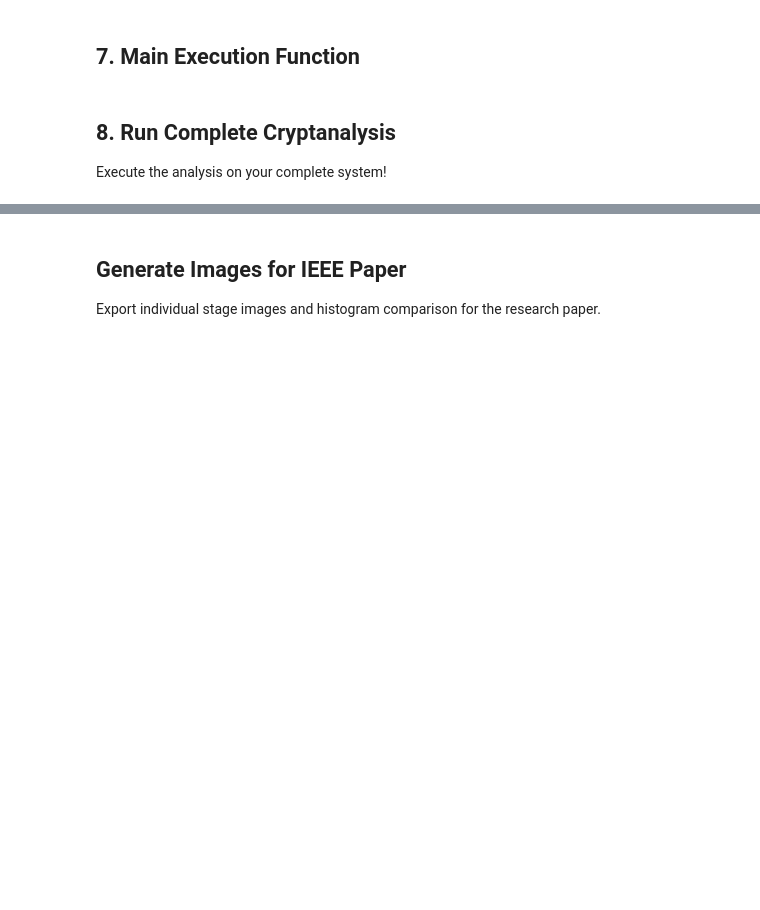
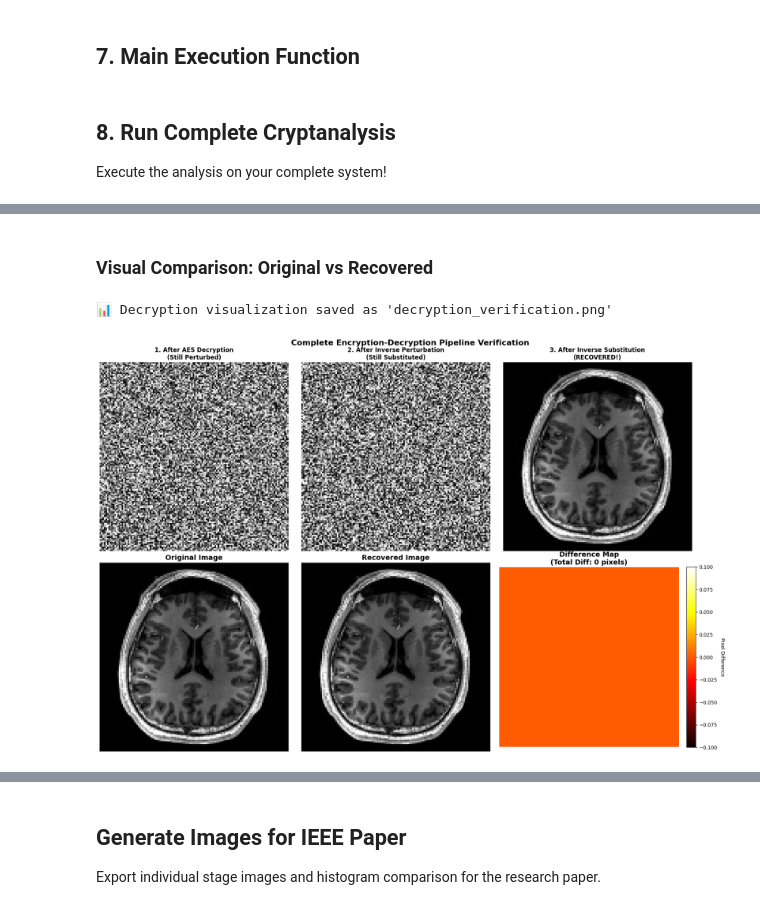
Before and after one commit to singhsrj/Deep-Learning-Based-Image-Encryption-System, a Jupyter notebook: Final_Enctption_decryption_algorithm/complete_cryptanalysis.ipynb, the cells around one changed output, grey strips where cells are left out. Drawn from its saved outputs; the diff is of its cells as text; code cells hidden in the pictures; blank space fills up the shorter version.

Commit message:
FEAT: add Decryption verification

```diff
--- a/Final_Enctption_decryption_algorithm/complete_cryptanalysis.ipynb
+++ b/Final_Enctption_decryption_algorithm/complete_cryptanalysis.ipynb
@@ -951,0 +1146,80 @@ DETAILED ENTROPY ANALYSIS
+# %% [markdown]
+### Visual Comparison: Original vs Recovered
+# %%
+# Visualize decryption results
+if results and 'decryption_result' in results:
+    fig, axes = plt.subplots(2, 3, figsize=(18, 12))
+
+    original = results['encryption_result']['original']
+    recovered = results['decryption_result']['recovered_image']
+
+    # Calculate difference map
+    diff_map = np.abs(original.astype(int) - recovered.astype(int))
+
+    # Row 1: Decryption stages
+    axes[0, 0].imshow(results['decryption_result']['decrypted_perturbed'], cmap='gray')
+    axes[0, 0].set_title('1. After AES Decryption\n(Still Perturbed)', fontweight='bold')
+    axes[0, 0].axis('off')
+
+    axes[0, 1].imshow(results['decryption_result']['inv_perturbed'], cmap='gray')
+    axes[0, 1].set_title('2. After Inverse Perturbation\n(Still Substituted)', fontweight='bold')
+    axes[0, 1].axis('off')
+
+    axes[0, 2].imshow(recovered, cmap='gray')
+    axes[0, 2].set_title('3. After Inverse Substitution\n(RECOVERED!)', fontweight='bold')
+    axes[0, 2].axis('off')
+
+    # Row 2: Comparison
+    axes[1, 0].imshow(original, cmap='gray')
+    axes[1, 0].set_title('Original Image', fontweight='bold', fontsize=14)
+    axes[1, 0].axis('off')
+
+    axes[1, 1].imshow(recovered, cmap='gray')
+    axes[1, 1].set_title('Recovered Image', fontweight='bold', fontsize=14)
+    axes[1, 1].axis('off')
+
+    axes[1, 2].imshow(diff_map, cmap='hot')
+    axes[1, 2].set_title(f'Difference Map\n(Total Diff: {results["decryption_result"]["total_difference"]} pixels)',
+                        fontweight='bold', fontsize=14)
+    axes[1, 2].axis('off')
+
+    # Add colorbar for difference map
+    cbar = plt.colorbar(axes[1, 2].images[0], ax=axes[1, 2], fraction=0.046, pad=0.04)
+    cbar.set_label('Pixel Difference', rotation=270, labelpad=15)
+
+    plt.suptitle('Complete Encryption-Decryption Pipeline Verification',
+                 fontsize=16, fontweight='bold', y=0.98)
+
+    plt.tight_layout()
+    plt.savefig('decryption_verification.png', dpi=150, bbox_inches='tight')
+    print("\n📊 Decryption visualization saved as 'decryption_verification.png'")
+    plt.show()
+
+    # Print summary
+    print("\n" + "="*70)
+    print("DECRYPTION SUMMARY")
+    print("="*70)
+    print(f"\nOriginal Image:")
+    print(f"  Shape: {original.shape}")
+    print(f"  Min: {original.min()}, Max: {original.max()}")
+    print(f"  Mean: {original.mean():.2f}")
+
+    print(f"\nRecovered Image:")
+    print(f"  Shape: {recovered.shape}")
+    print(f"  Min: {recovered.min()}, Max: {recovered.max()}")
+    print(f"  Mean: {recovered.mean():.2f}")
+
+    print(f"\nRecovery Quality:")
+    print(f"  Total Pixel Difference: {results['decryption_result']['total_difference']}")
+    print(f"  Max Pixel Difference: {results['decryption_result']['max_difference']}")
+    print(f"  Recovery Percentage: {(1 - results['decryption_result']['total_difference'] / original.size) * 100:.4f}%")
+    print(f"  Status: {results['decryption_result']['recovery_status']}")
+
+    if results['decryption_result']['recovery_status'] == 'PERFECT':
+        print("\n✅ VERIFICATION PASSED: Encryption system is FULLY REVERSIBLE!")
+
+else:
+    print("⚠️  Run decryption test first")
+# %% [output]
+📊 Decryption visualization saved as 'decryption_verification.png'
+[figure, added]
```
Also changed, not shown: parts of 8 cells of this notebook.
